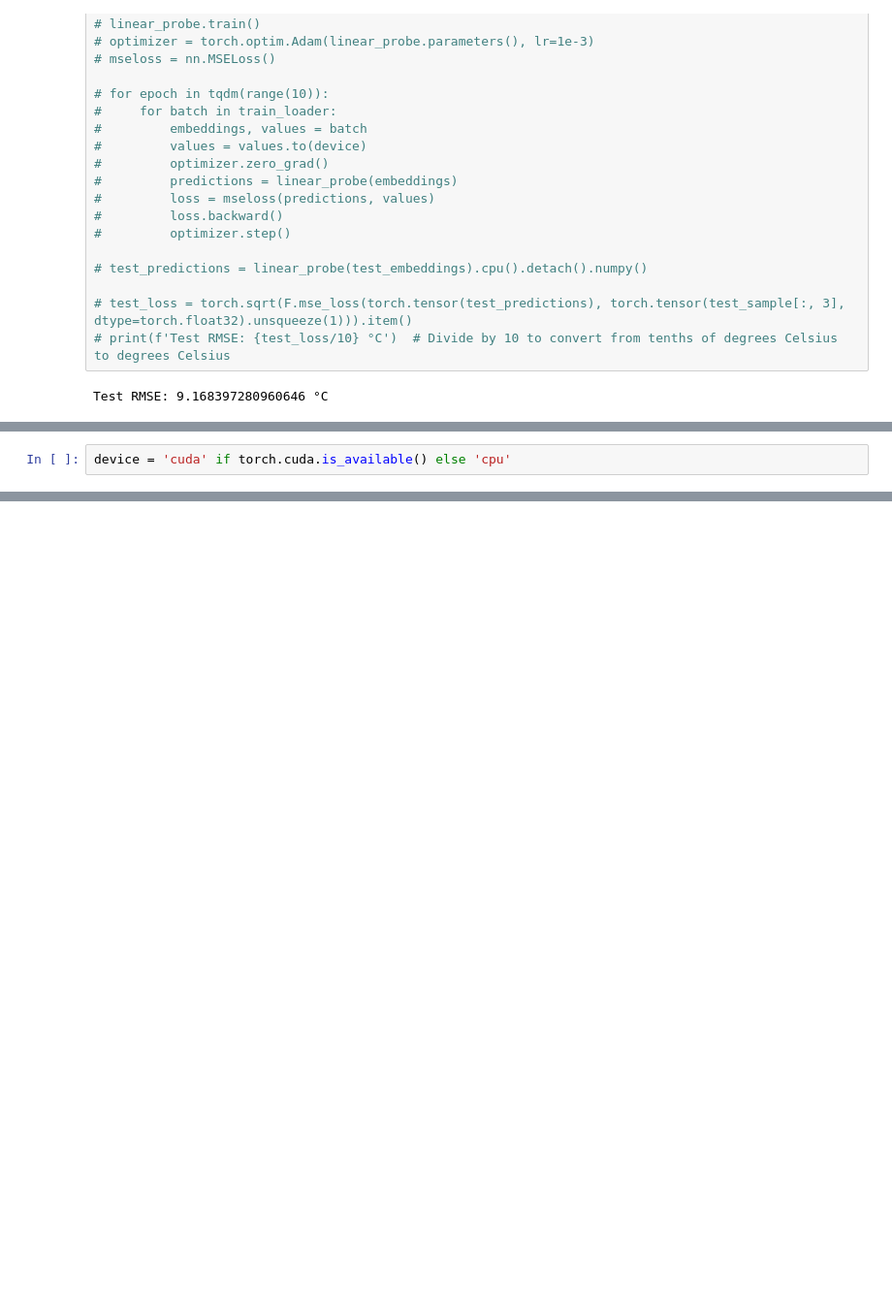
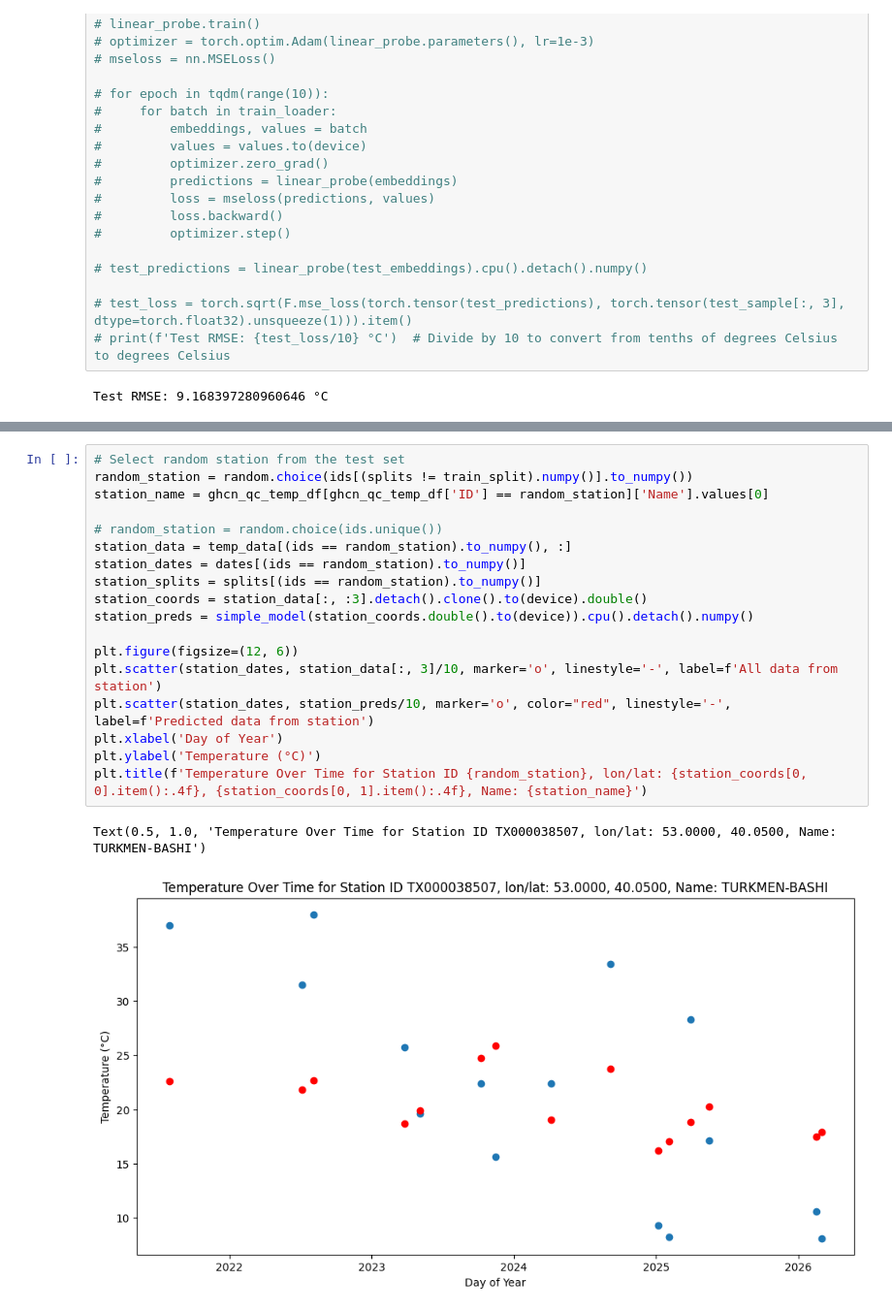
Before and after one commit to arizonat/satclip, a Jupyter notebook: satclip/noaa_ghcn_spatial_eval.ipynb, the cells around one changed output, grey strips where cells are left out. Shown at 97% size. Saved outputs shown, nothing was run; the diff lists cells and outputs as text; blank space fills up the shorter version.

```diff
--- a/satclip/noaa_ghcn_spatial_eval.ipynb
+++ b/satclip/noaa_ghcn_spatial_eval.ipynb
@@ -669,2 +546,0 @@ Text(0, 0.5, 'Predicted Temperature (°C)')
-# %%
-device = 'cuda' if torch.cuda.is_available() else 'cpu'
@@ -719,2 +547,23 @@ Test RMSE (fine-tuned): 6.348270060423048 °C
+# %%
+# Select random station from the test set
+random_station = random.choice(ids[(splits != train_split).numpy()].to_numpy())
+station_name = ghcn_qc_temp_df[ghcn_qc_temp_df['ID'] == random_station]['Name'].values[0]
+
+# random_station = random.choice(ids.unique())
+station_data = temp_data[(ids == random_station).to_numpy(), :]
+station_dates = dates[(ids == random_station).to_numpy()]
+station_splits = splits[(ids == random_station).to_numpy()]
+station_coords = station_data[:, :3].detach().clone().to(device).double()
+station_preds = simple_model(station_coords.double().to(device)).cpu().detach().numpy()
+
+plt.figure(figsize=(12, 6))
+plt.scatter(station_dates, station_data[:, 3]/10, marker='o', linestyle='-', label=f'All data from station')
+plt.scatter(station_dates, station_preds/10, marker='o', color="red", linestyle='-', label=f'Predicted data from station')
+plt.xlabel('Day of Year')
+plt.ylabel('Temperature (°C)')
+plt.title(f'Temperature Over Time for Station ID {random_station}, lon/lat: {station_coords[0, 0].item():.4f}, {station_coords[0, 1].item():.4f}, Name: {station_name}')
+# %% [output]
+Text(0.5, 1.0, 'Temperature Over Time for Station ID TX000038507, lon/lat: 53.0000, 40.0500, Name: TURKMEN-BASHI')
+[figure, added]
 # %%
 # Plot training curves for the fine-tuned model
```
Also changed, not shown: parts of 33 cells of this notebook.
